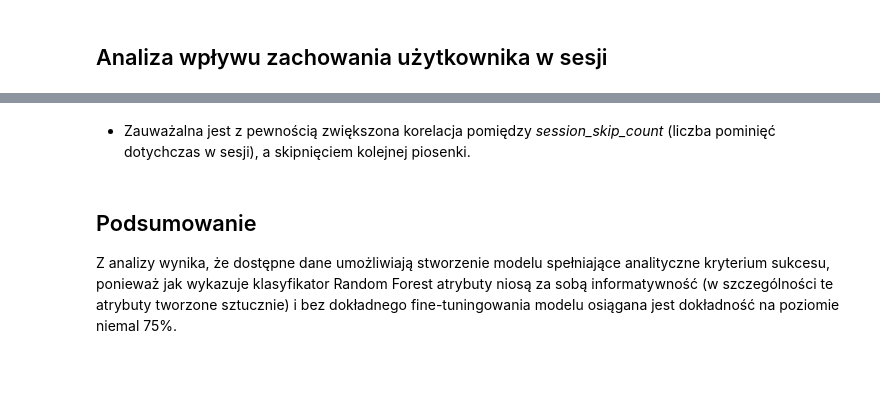
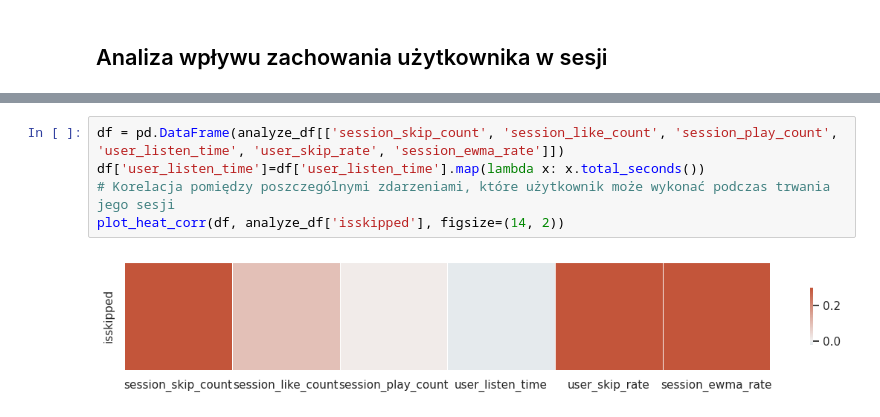
Before and after one commit to dawidkasz/song-skip-predictor, a Jupyter notebook: dokumentacja.ipynb, the cells around one changed output, grey strips where cells are left out. Saved outputs shown, nothing was run; the diff lists cells and outputs as text; blank space fills up the shorter version.

Commit message:
end analyze

```diff
--- a/dokumentacja.ipynb
+++ b/dokumentacja.ipynb
@@ -627,6 +637,7 @@ sns.heatmap(corr)
-# %% [markdown]
-- Zauważalna jest z pewnością zwiększona korelacja pomiędzy *session_skip_count* (liczba pominięć dotychczas w sesji), a skipnięciem kolejnej piosenki.
-# %% [markdown]
-## Podsumowanie
-
-Z analizy wynika, że dostępne dane umożliwiają stworzenie modelu spełniające analityczne kryterium sukcesu, ponieważ jak wykazuje klasyfikator Random Forest atrybuty niosą za sobą informatywność (w szczególności te atrybuty tworzone sztucznie) i bez dokładnego fine-tuningowania modelu osiągana jest dokładność na poziomie niemal 75%.
+# %%
+df = pd.DataFrame(analyze_df[['session_skip_count', 'session_like_count', 'session_play_count', 'user_listen_time', 'user_skip_rate', 'session_ewma_rate']])
+df['user_listen_time']=df['user_listen_time'].map(lambda x: x.total_seconds())
+# Korelacja pomiędzy poszczególnymi zdarzeniami, które użytkownik może wykonać podczas trwania jego sesji
+plot_heat_corr(df, analyze_df['isskipped'], figsize=(14, 2))
+# %% [output]
+[figure, added]
```
Also changed, not shown: parts of 30 cells of this notebook.
